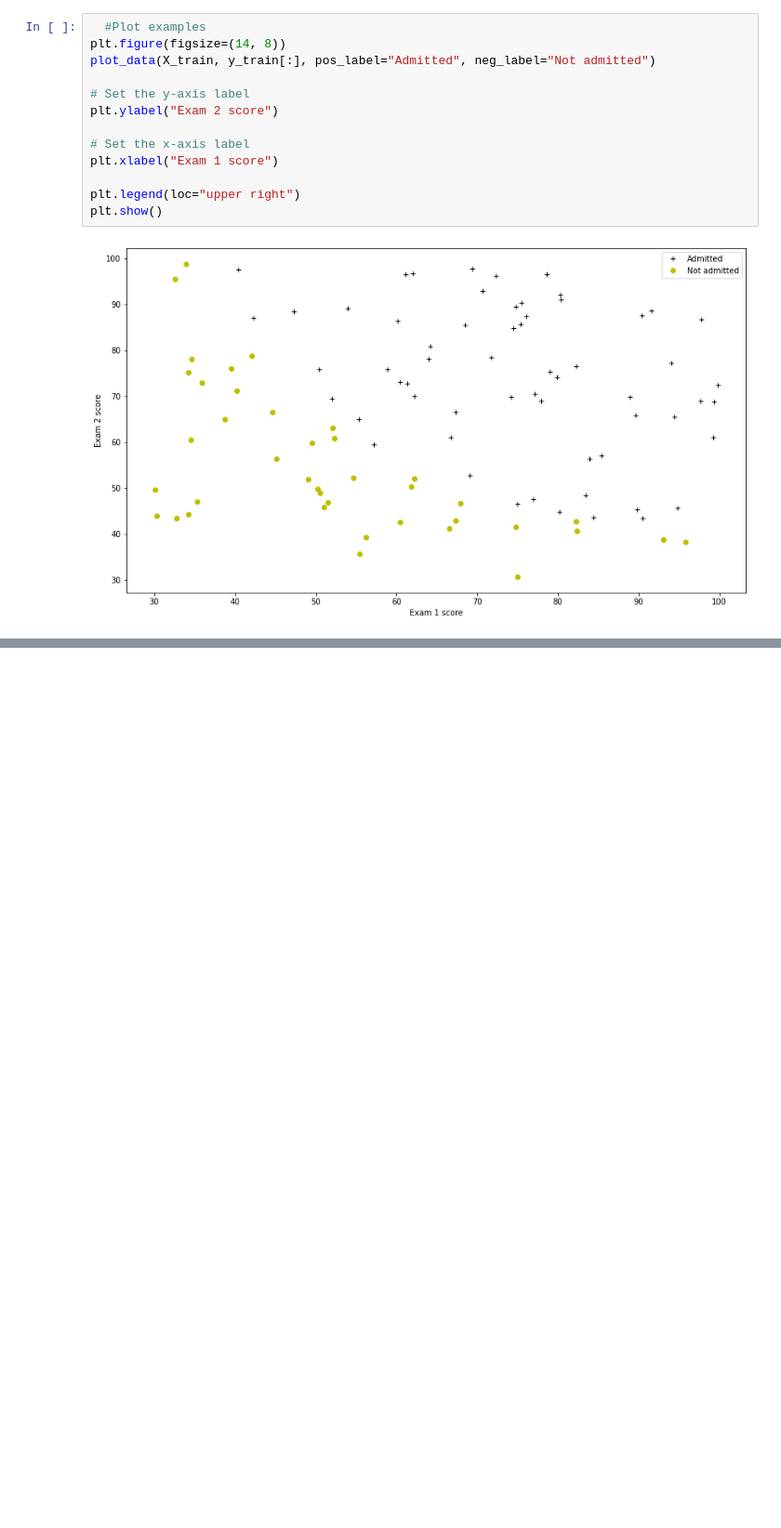
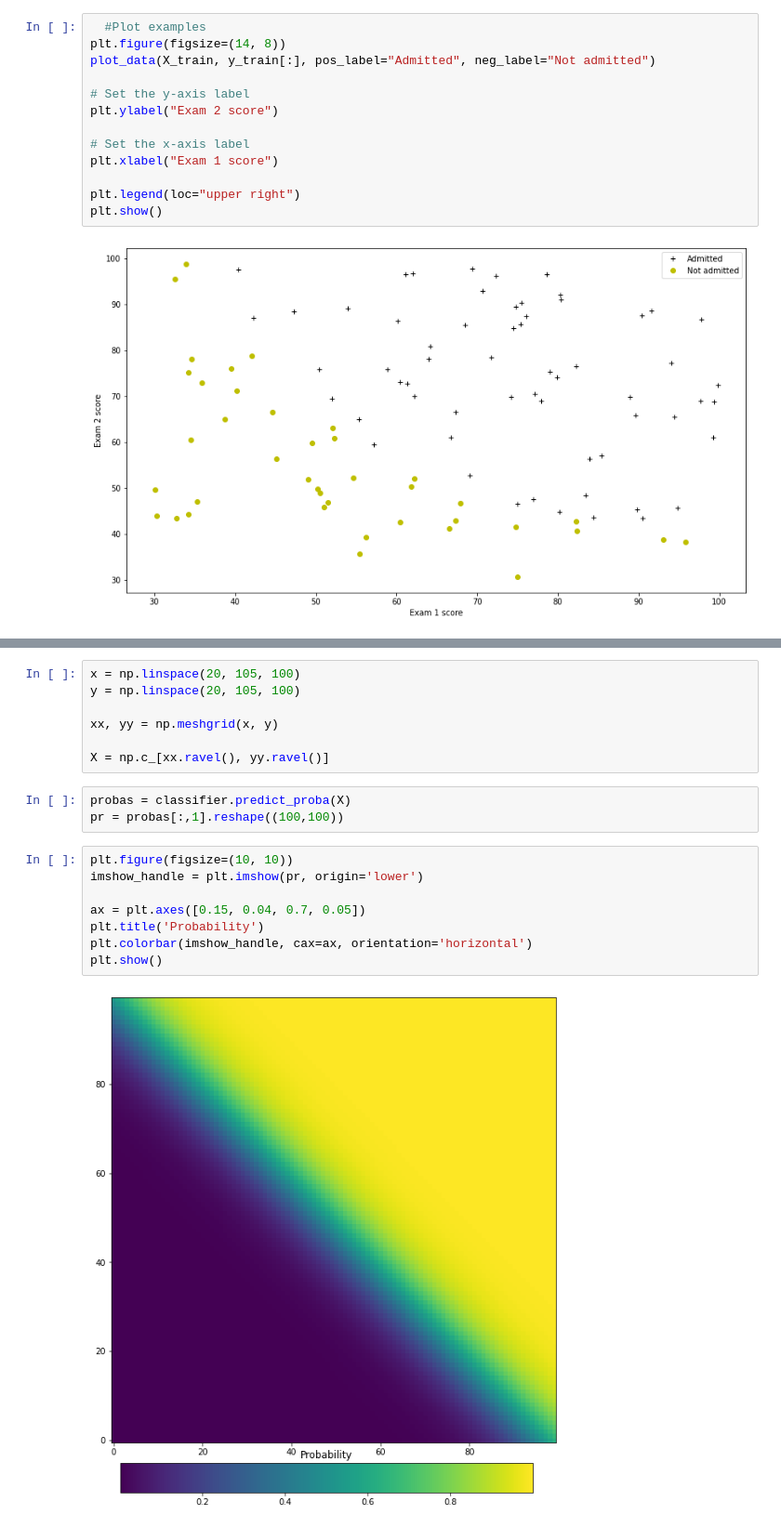
Before and after one commit to adv555/DataScience, a Jupyter notebook: Sklearn/Module_7_1.ipynb, the cells around one changed output, grey strips where cells are left out. Shown at 93% size. Cells and saved outputs as stored; diff of their text form; blank space fills up the shorter version.

```diff
--- a/Sklearn/Module_7_1.ipynb
+++ b/Sklearn/Module_7_1.ipynb
@@ -288,0 +359,20 @@ model.get_params()
+# %%
+x = np.linspace(20, 105, 100)
+y = np.linspace(20, 105, 100)
+
+xx, yy = np.meshgrid(x, y)
+
+X = np.c_[xx.ravel(), yy.ravel()]
+# %%
+probas = classifier.predict_proba(X)
+pr = probas[:,1].reshape((100,100))
+# %%
+plt.figure(figsize=(10, 10))
+imshow_handle = plt.imshow(pr, origin='lower')
+
+ax = plt.axes([0.15, 0.04, 0.7, 0.05])
+plt.title('Probability')
+plt.colorbar(imshow_handle, cax=ax, orientation='horizontal')
+plt.show()
+# %% [output]
+[figure, added]
```
Also changed, not shown: parts of 12 cells of this notebook.
